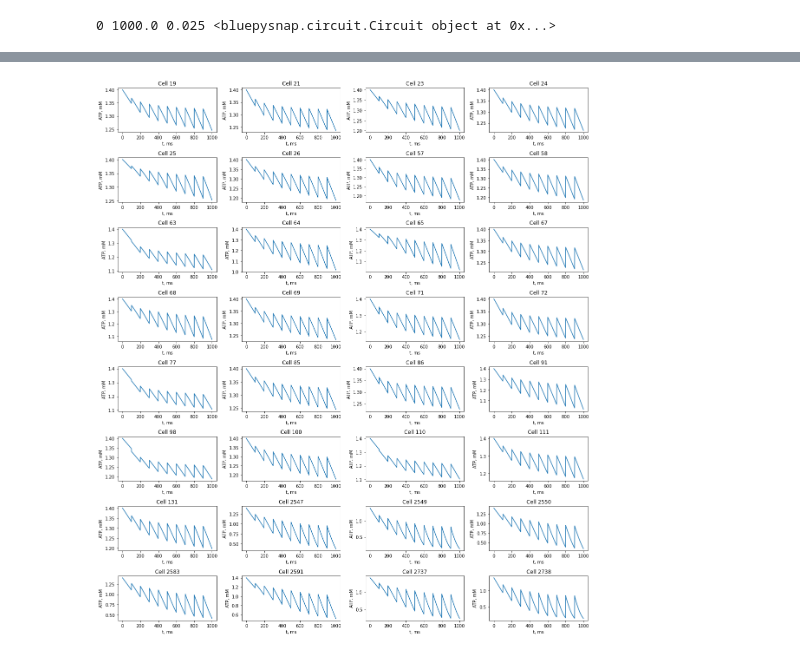
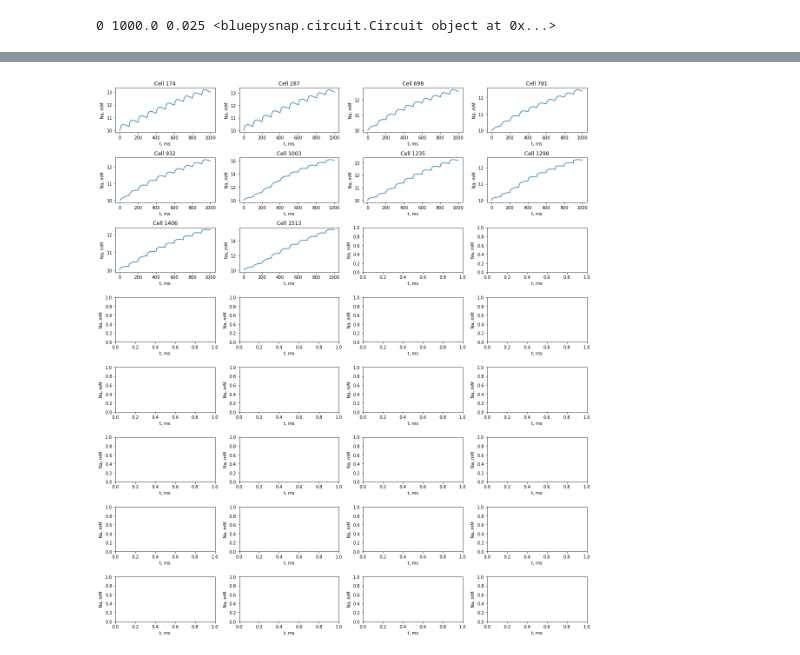
Before and after one commit to BlueBrain/MultiscaleRun, a Jupyter notebook: postproc.ipynb, the cells around one changed output, grey strips where cells are left out. Saved outputs shown, nothing was run; the diff lists cells and outputs as text; code cells hidden in the pictures.

```diff
--- a/postproc.ipynb
+++ b/postproc.ipynb
@@ -65,6 +72,8 @@ dir(snap_sim.circuit)
  'to_libsonata']
 # %%
 snap_report_voltage = snap_sim.reports["voltage"]
+snap_report_NaConcAllCmps = snap_sim.reports["NaConcAllCmps"]
+snap_report_KConcAllCmps = snap_sim.reports["KConcAllCmps"]
 snap_report_ATPConcAllCmps = snap_sim.reports["ATPConcAllCmps"]
 
 print(snap_report_voltage.population_names)
@@ -122,5 +114,7 @@ filtered_ATPConcAllCmps.trace()
 # %%
 snap_report_voltage_pop = snap_report_voltage["All"]
+snap_report_NaConcAllCmps_pop = snap_report_NaConcAllCmps["All"]
+snap_report_KConcAllCmps_pop = snap_report_KConcAllCmps["All"]
 snap_report_ATPConcAllCmps_pop = snap_report_ATPConcAllCmps["All"]
 # %%
 fig, axs = plt.subplots(8, 4, figsize=(16, 18))
@@ -148,23 +142,23 @@ fig.tight_layout()
 # %%
 fig, axs = plt.subplots(8, 4, figsize=(16, 18))
 
-for c, id in enumerate(snap_report_ATPConcAllCmps_pop.node_ids):
+for c, id in enumerate(snap_report_NaConcAllCmps_pop.node_ids):
     x = c % 4
     y = c // 4
     axs[y, x].plot(
-        snap_report_ATPConcAllCmps_pop.get(
-            group=snap_report_ATPConcAllCmps_pop.node_ids[c],
+        snap_report_NaConcAllCmps_pop.get(
+            group=snap_report_NaConcAllCmps_pop.node_ids[c],
             t_start=snap_sim.time_start,
             t_stop=snap_sim.time_stop,
         )
     )
     axs[y, x].set_title(f"Cell {id}")
 
 for ax in axs.flat:
-    ax.set(xlabel="t, ms", ylabel="ATP, mM")
+    ax.set(xlabel="t, ms", ylabel="Na, mM")
 
 fig.tight_layout()
 
-#plt.savefig("./RESULTS/ATPConc.pdf")
+#plt.savefig("./RESULTS/NaConc.pdf")
 # %% [output]
-[figure, old version]
+[figure, new version]
```
Also changed, not shown: parts of 10 cells of this notebook, 7 other files.
